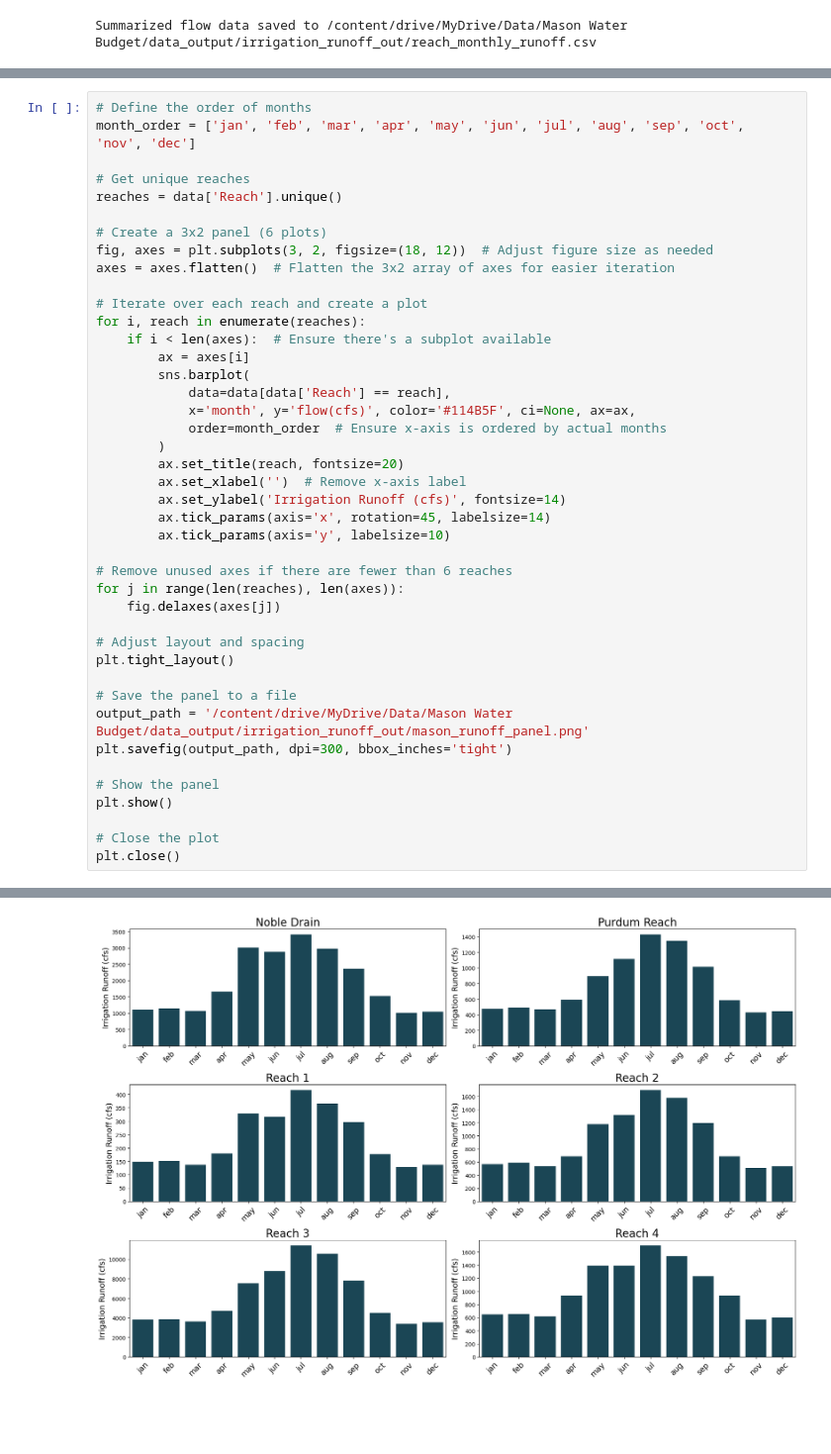
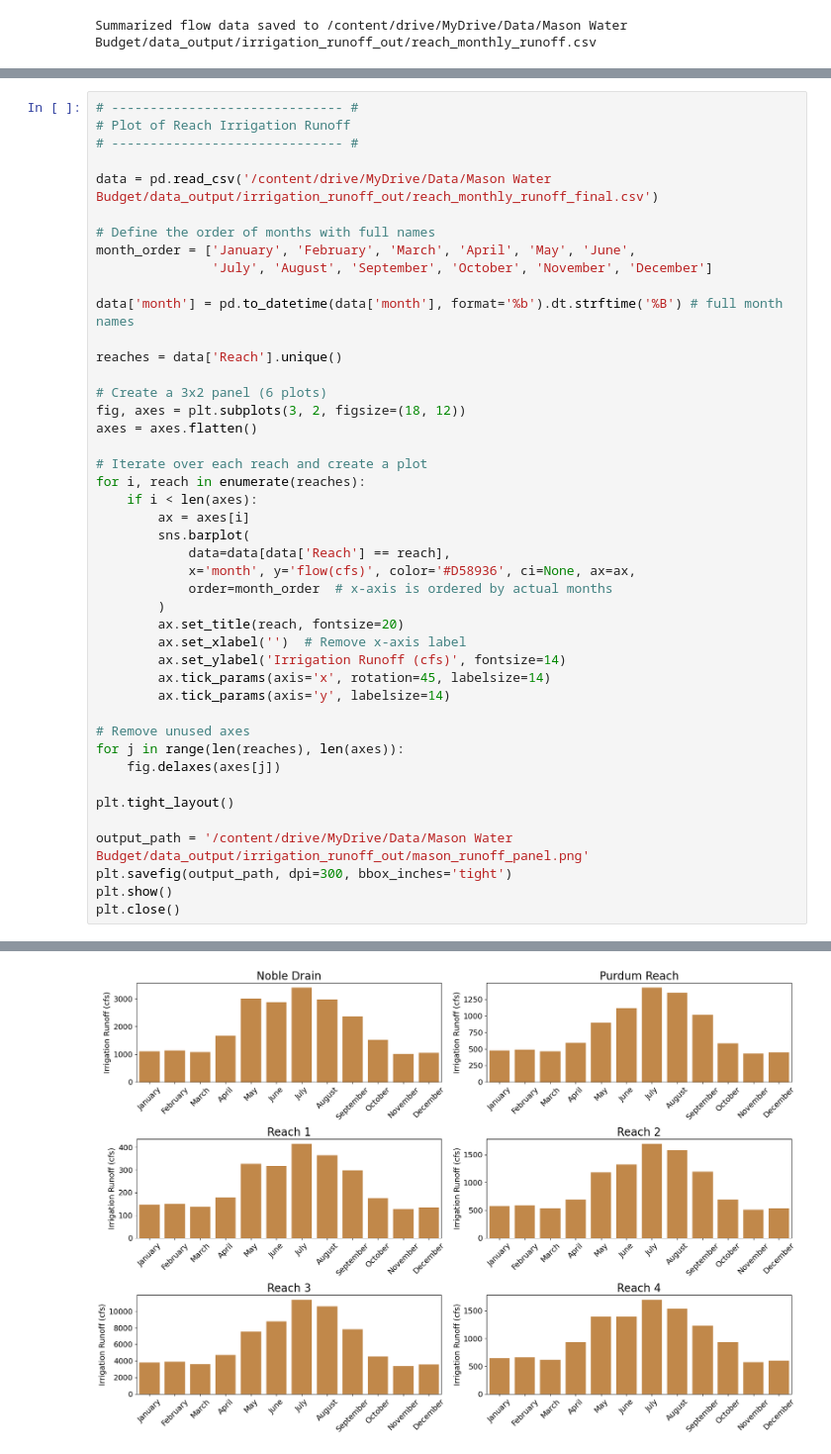
Before and after one commit to carlibeisel/mason_water_budget, a Jupyter notebook: reach_irrigation_runoff.ipynb, the cells around one changed output, grey strips where cells are left out. Shown at 99% size. Drawn from its saved outputs; the diff is of its cells as text; blank space fills up the shorter version.

```diff
--- a/reach_irrigation_runoff.ipynb
+++ b/reach_irrigation_runoff.ipynb
@@ -167,61 +145,63 @@ data.to_csv('/content/drive/MyDrive/Data/Mason Water Budget/data_output/irrigati
 # %%
-# Define the order of months
-month_order = ['jan', 'feb', 'mar', 'apr', 'may', 'jun', 'jul', 'aug', 'sep', 'oct', 'nov', 'dec']
+# ------------------------------ #
+# Plot of Reach Irrigation Runoff
+# ------------------------------ #
 
-# Get unique reaches
+data = pd.read_csv('/content/drive/MyDrive/Data/Mason Water Budget/data_output/irrigation_runoff_out/reach_monthly_runoff_final.csv')
+
+# Define the order of months with full names
+month_order = ['January', 'February', 'March', 'April', 'May', 'June',
+               'July', 'August', 'September', 'October', 'November', 'December']
+
+data['month'] = pd.to_datetime(data['month'], format='%b').dt.strftime('%B') # full month names
+
 reaches = data['Reach'].unique()
 
 # Create a 3x2 panel (6 plots)
-fig, axes = plt.subplots(3, 2, figsize=(18, 12))  # Adjust figure size as needed
-axes = axes.flatten()  # Flatten the 3x2 array of axes for easier iteration
+fig, axes = plt.subplots(3, 2, figsize=(18, 12))
+axes = axes.flatten()
 
 # Iterate over each reach and create a plot
 for i, reach in enumerate(reaches):
-    if i < len(axes):  # Ensure there's a subplot available
+    if i < len(axes):
         ax = axes[i]
         sns.barplot(
             data=data[data['Reach'] == reach],
-            x='month', y='flow(cfs)', color='#114B5F', ci=None, ax=ax,
-            order=month_order  # Ensure x-axis is ordered by actual months
+            x='month', y='flow(cfs)', color='#D58936', ci=None, ax=ax,
+            order=month_order  # x-axis is ordered by actual months
         )
         ax.set_title(reach, fontsize=20)
         ax.set_xlabel('')  # Remove x-axis label
         ax.set_ylabel('Irrigation Runoff (cfs)', fontsize=14)
         ax.tick_params(axis='x', rotation=45, labelsize=14)
-        ax.tick_params(axis='y', labelsize=10)
+        ax.tick_params(axis='y', labelsize=14)
 
-# Remove unused axes if there are fewer than 6 reaches
+# Remove unused axes
 for j in range(len(reaches), len(axes)):
     fig.delaxes(axes[j])
 
-# Adjust layout and spacing
 plt.tight_layout()
 
-# Save the panel to a file
 output_path = '/content/drive/MyDrive/Data/Mason Water Budget/data_output/irrigation_runoff_out/mason_runoff_panel.png'
 plt.savefig(output_path, dpi=300, bbox_inches='tight')
-
-# Show the panel
 plt.show()
-
-# Close the plot
 plt.close()
 # %% [output]
 The `ci` parameter is deprecated. Use `errorbar=None` for the same effect.
 
   sns.barplot(
 
 The `ci` parameter is deprecated. Use `errorbar=None` for the same effect.
 
   sns.barplot(
 
 The `ci` parameter is deprecated. Use `errorbar=None` for the same effect.
 
   sns.barplot(
 
 ... (7 lines left out)
 
 The `ci` parameter is deprecated. Use `errorbar=None` for the same effect.
 
   sns.barplot(
-[figure, old version]
+[figure, new version]
```
Also changed, not shown: parts of 6 cells of this notebook.
